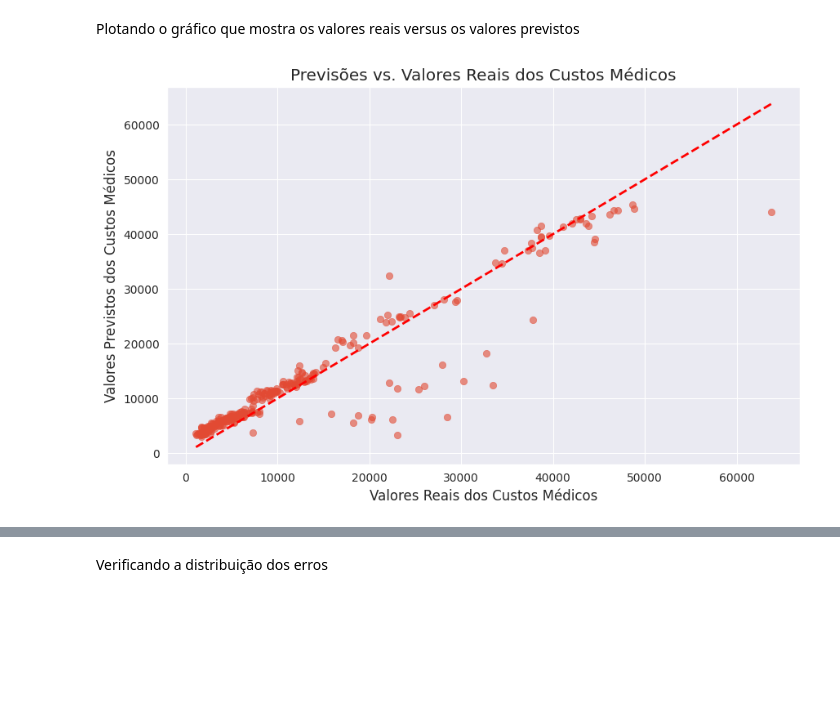
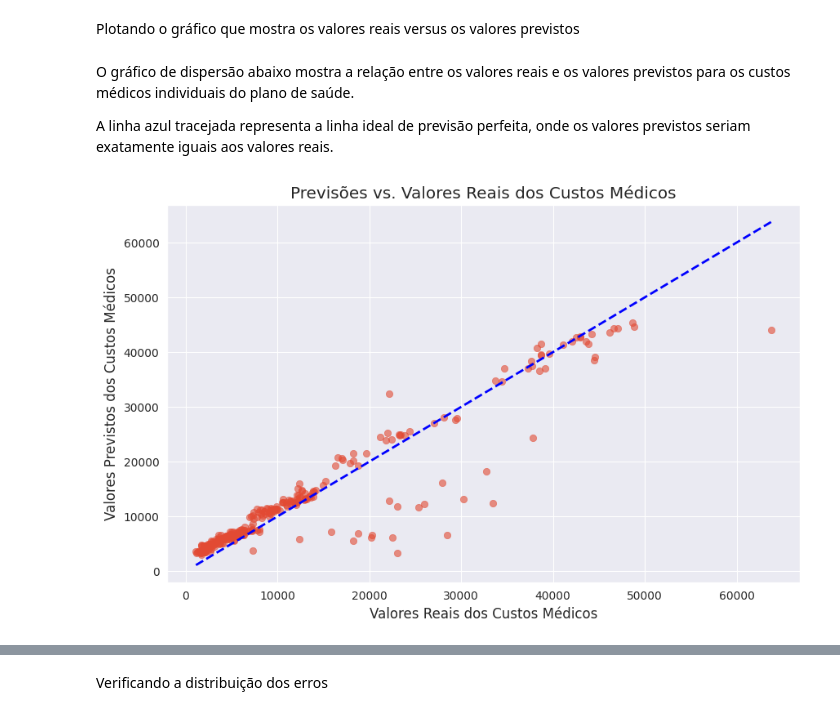
Before and after one commit to willsilvano/tech-challenges-post-tech-fiap, a Jupyter notebook: fase-01/tech-challenge-01.ipynb, the cells around one changed output, grey strips where cells are left out. Saved outputs shown, nothing was run; the diff lists cells and outputs as text; code cells hidden in the pictures; blank space fills up the shorter version.

```diff
--- a/fase-01/tech-challenge-01.ipynb
+++ b/fase-01/tech-challenge-01.ipynb
@@ -620,15 +626,19 @@ TODO: explicar os resultados
 # %% [markdown]
 Plotando o gráfico que mostra os valores reais versus os valores previstos
+# %% [markdown]
+O gráfico de dispersão abaixo mostra a relação entre os valores reais e os valores previstos para os custos médicos individuais do plano de saúde.
+
+A linha azul tracejada representa a linha ideal de previsão perfeita, onde os valores previstos seriam exatamente iguais aos valores reais.
 # %%
 def plot_real_vs_pred(y_test, y_pred):
     plt.figure(figsize=(10, 6))
     plt.scatter(y_test, y_pred, alpha=0.6)
-    plt.plot([y_test.min(), y_test.max()], [y_test.min(), y_test.max()], 'r--', lw=2)
+    plt.plot([y_test.min(), y_test.max()], [y_test.min(), y_test.max()], 'b--', lw=2)
     plt.xlabel('Valores Reais dos Custos Médicos')
     plt.ylabel('Valores Previstos dos Custos Médicos')
     plt.title('Previsões vs. Valores Reais dos Custos Médicos')
     plt.show()
 
 plot_real_vs_pred(y_test, y_pred)
 # %% [output]
-[figure, old version]
+[figure, new version]
```
Also changed, not shown: parts of 14 cells of this notebook, 3 other files.
